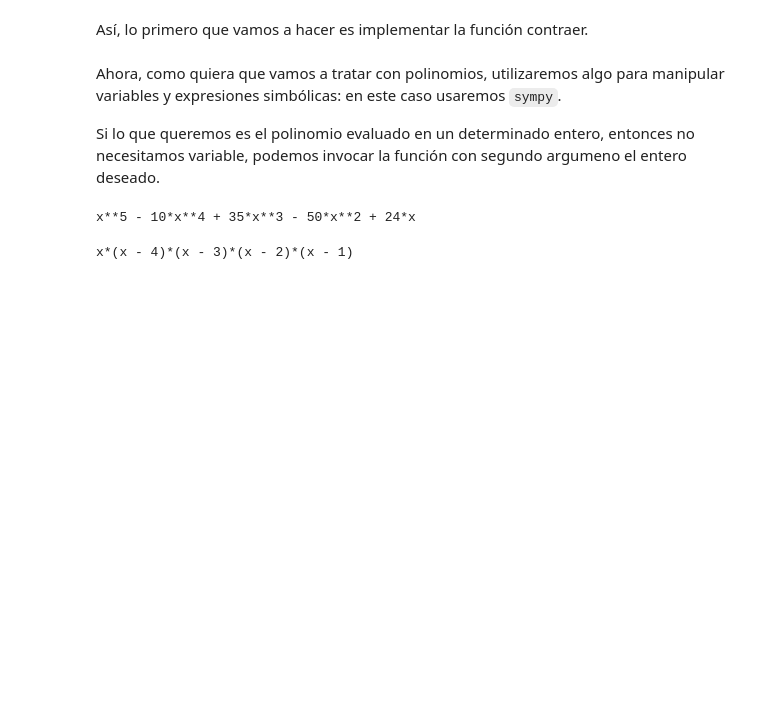
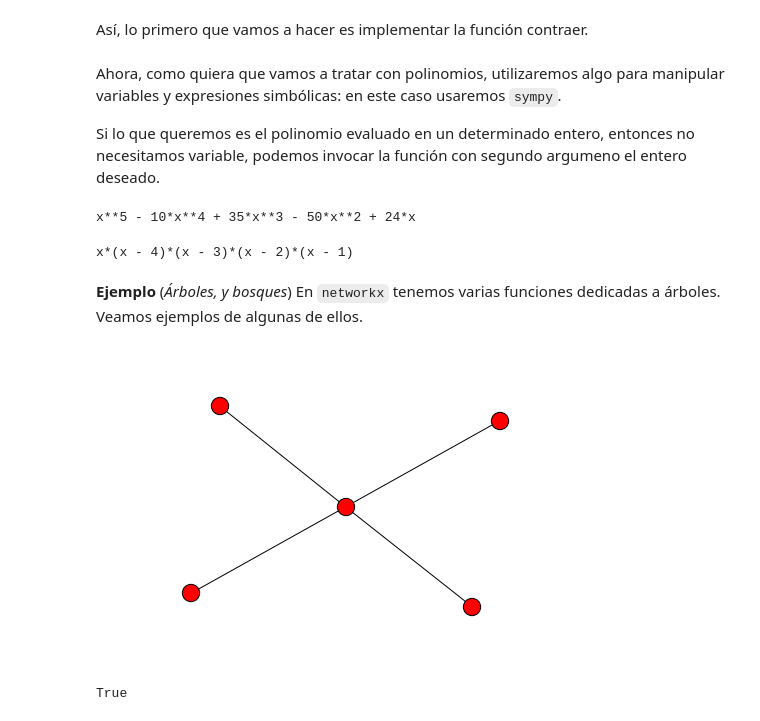
Before and after one commit to pedritomelenas/Algebra-II, a Jupyter notebook: Grafos/Grafos con iphyton.ipynb, the cells around one changed output. Drawn from its saved outputs; the diff is of its cells as text; code cells hidden in the pictures; blank space fills up the shorter version.

```diff
--- a/Grafos/Grafos con iphyton.ipynb
+++ b/Grafos/Grafos con iphyton.ipynb
@@ -525,3 +368,17 @@ x**5 - 10*x**4 + 35*x**3 - 50*x**2 + 24*x
 factor(_)
 # %% [output]
 x*(x - 4)*(x - 3)*(x - 2)*(x - 1)
+# %% [markdown]
+**Ejemplo** (*Árboles, y bosques*) En `networkx` tenemos varias funciones dedicadas a árboles. Veamos ejemplos de algunas de ellos.
+# %%
+k5=nx.complete_graph(5)
+# %%
+t=nx.minimum_spanning_tree(k5)
+# %%
+nx.draw(t)
+# %% [output]
+[figure, added]
+# %%
+nx.is_tree(t)
+# %% [output]
+True
```
Also changed, not shown: parts of 60 cells of this notebook, 1 other file.
